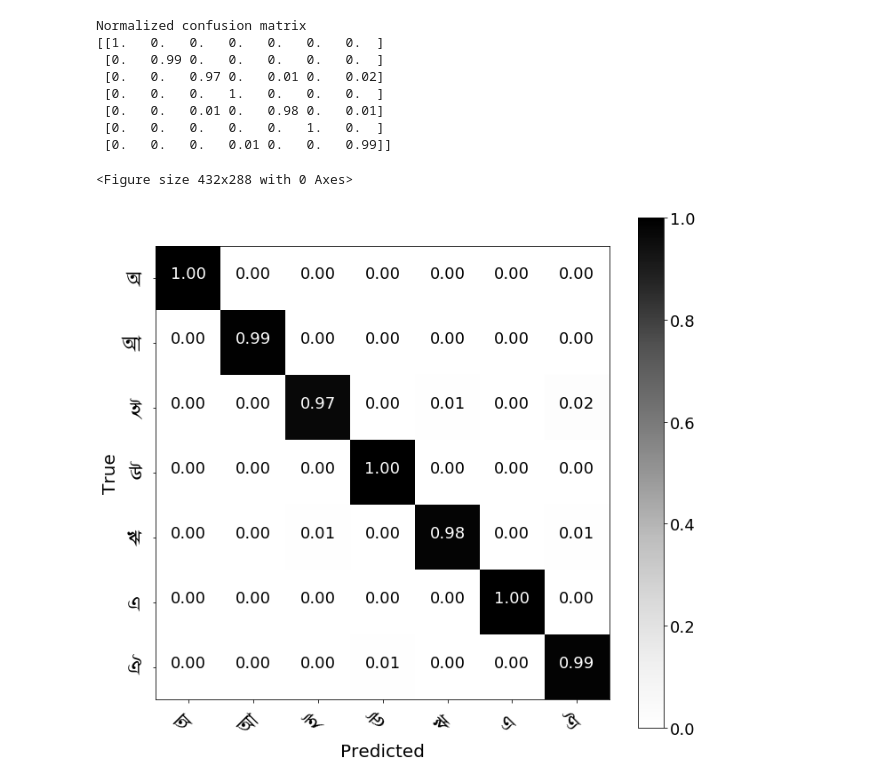
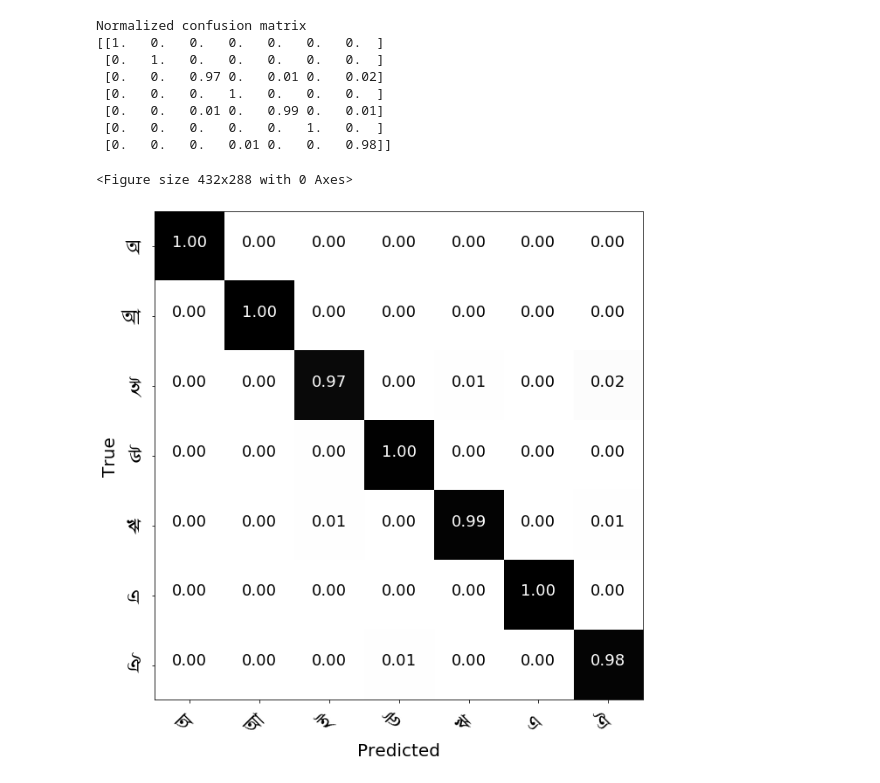
Before and after one commit to hasan-rakibul/bengali-vowels-words-classification, a Jupyter notebook: Source_codes/NN_mfcc_v5_confusion_matrix_different_styles.ipynb, the cells around one changed output. Drawn from its saved outputs; the diff is of its cells as text; code cells hidden in the pictures.

Commit message:
conf mat without colorbar

```diff
--- a/Source_codes/NN_mfcc_v5_confusion_matrix_different_styles.ipynb
+++ b/Source_codes/NN_mfcc_v5_confusion_matrix_different_styles.ipynb
@@ -72,8 +72,8 @@ def plot_cnf_mat(cm,classes,title,normalize=True): #Normalization can be avoided
     plt.figure(figsize=(10,9))
     plt.imshow(cm,interpolation='nearest',cmap=plt.cm.Greys)
 #     plt.title(title,fontsize=20)
-    cbar=plt.colorbar()
-    cbar.ax.tick_params(labelsize=18)
+#     cbar=plt.colorbar()
+#     cbar.ax.tick_params(labelsize=18)
     tick_marks=np.arange(len(classes))
     plt.xticks(tick_marks,classes,rotation=45,fontproperties=prop,fontsize=24)
     plt.yticks(tick_marks,classes,fontproperties=prop,fontsize=24)
@@ -132,18 +132,18 @@ Epoch 300/300
 # %%
 class_names=['অ ','আ ','ই ','উ ','ঋ ','এ ','ঐ ']
 cnf_matrix=confusion_matrix(y_test,y_pred)
 np.set_printoptions(precision=2)
 plt.figure()
-plot_cnf_mat(cnf_matrix,classes=class_names,title='Confusion Matrix for Vowel')
+plot_cnf_mat(cnf_matrix,classes=class_names,title='Confusion Matrix for Vowel_wo_cbar')
 plt.show()
 # %% [output]
 Normalized confusion matrix
 [[1.   0.   0.   0.   0.   0.   0.  ]
- [0.   0.99 0.   0.   0.   0.   0.  ]
+ [0.   1.   0.   0.   0.   0.   0.  ]
  [0.   0.   0.97 0.   0.01 0.   0.02]
  [0.   0.   0.   1.   0.   0.   0.  ]
- [0.   0.   0.01 0.   0.98 0.   0.01]
+ [0.   0.   0.01 0.   0.99 0.   0.01]
  [0.   0.   0.   0.   0.   1.   0.  ]
- [0.   0.   0.   0.01 0.   0.   0.99]]
+ [0.   0.   0.   0.01 0.   0.   0.98]]
 <Figure size 432x288 with 0 Axes>
-[figure, old version]
+[figure, new version]
```
Also changed, not shown: parts of 5 cells of this notebook, 2 other files.
